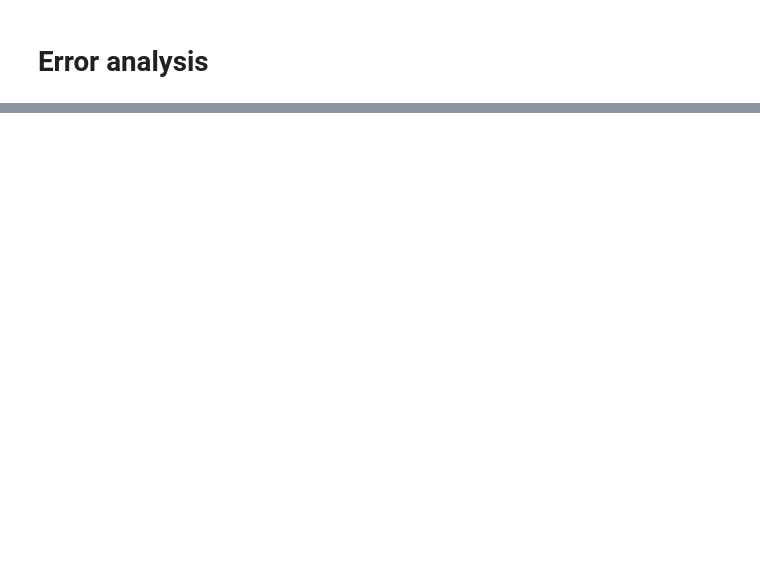
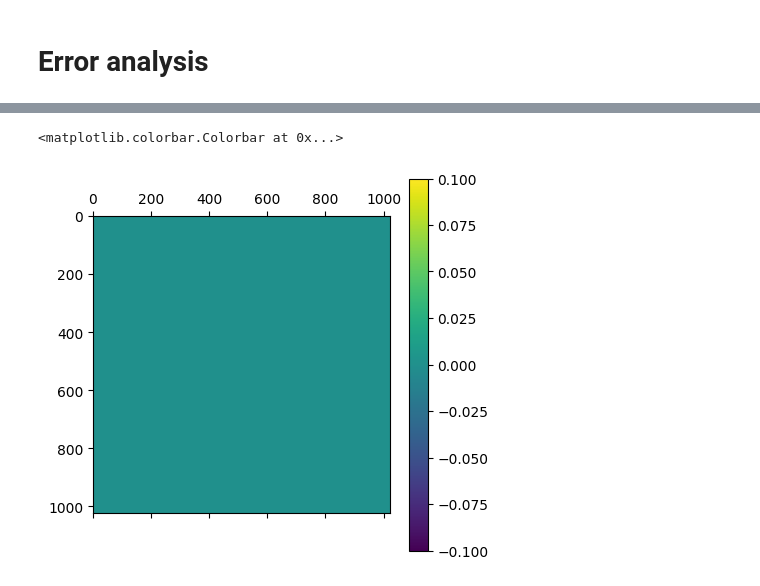
Before and after one commit to tornikeo/cosine-similarity, a Jupyter notebook: error_analysis.ipynb, the cells around one changed output, grey strips where cells are left out. Saved outputs shown, nothing was run; the diff lists cells and outputs as text; code cells hidden in the pictures; blank space fills up the shorter version.

```diff
--- a/error_analysis.ipynb
+++ b/error_analysis.ipynb
@@ -285,0 +271,6 @@ cl.mean()
+# %%
+plt.matshow(x.squeeze())
+plt.colorbar()
+# %% [output]
+<matplotlib.colorbar.Colorbar at 0x...>
+[figure, added]
```
Also changed, not shown: parts of 17 cells of this notebook, 2 other files.
